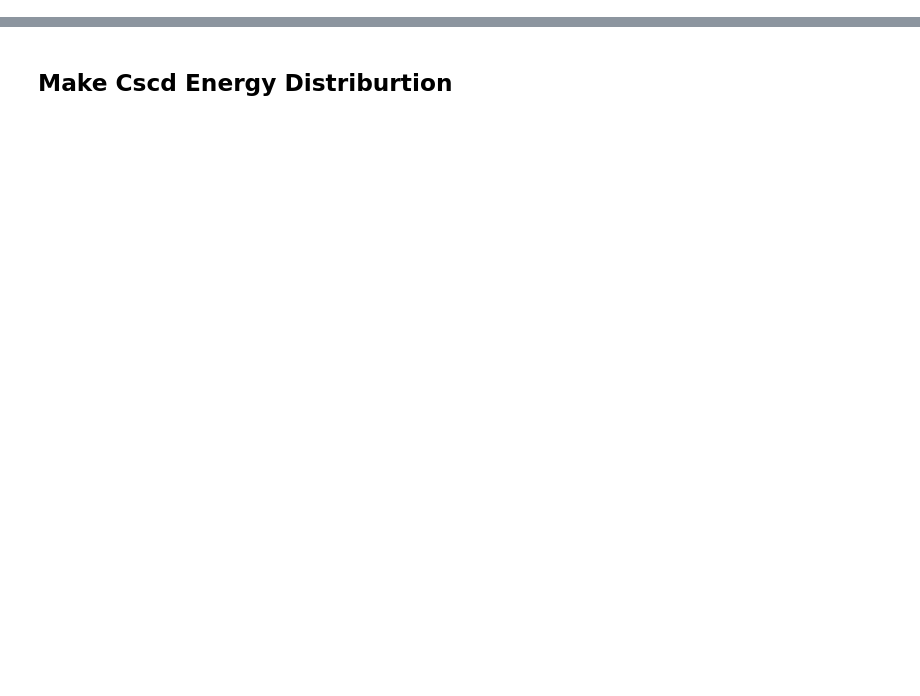
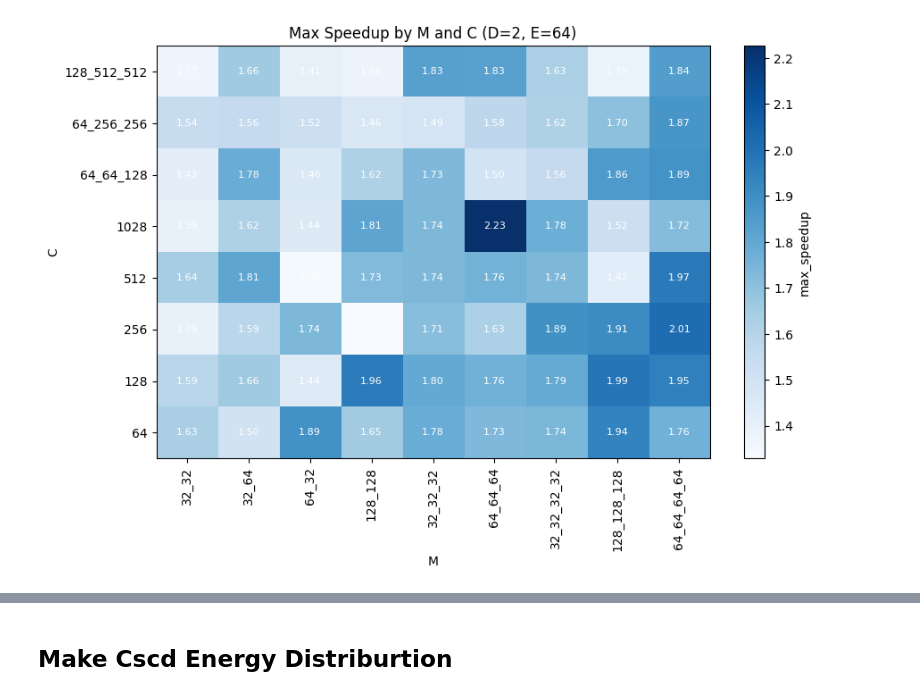
Before and after one commit to nrad/i3rej, a Jupyter notebook: manual_hp.ipynb, the cells around one changed output, grey strips where cells are left out. Cells and saved outputs as stored; diff of their text form; code cells hidden in the pictures; blank space fills up the shorter version.

```diff
--- a/manual_hp.ipynb
+++ b/manual_hp.ipynb
@@ -132,0 +188,76 @@ plt.title(f'{model_tag}')
+# %%
+import re
+import pandas as pd
+
+# Let's use a sequential color palette with higher contrast for visibility of subtle differences.
+
+
+def parse_model_name(string):
+    # Improved regex to support multiple numbers per part (e.g., C128_128, M32_64)
+    pattern = r"D(\d+)_M((?:\d+_?)+)_E((?:\d+_?)+)_C((?:\d+_?)+)"
+    match = re.match(pattern, string)
+    if not match:
+        return []
+    # Split the multi-number groups by "_" and keep as tuples of strings (or map to int as needed)
+    d = match.group(1)
+    m = tuple(match.group(2).split('_'))
+    e = tuple(match.group(3).split('_'))
+    c = tuple(match.group(4).split('_'))
+    return (d, m, e, c)
+
+model_summaries = { parse_model_name(k):np.max(v) for k,v in results.items() }
+df = pd.DataFrame(pd.Series(model_summaries), columns=['max_speedup'])
+df['model'] = df.index
+df['D'] = df.index.map(lambda x: str(x[0]) )
+df['M'] = df.index.map(lambda x: '_'.join(str(y) for y in x[1])  )
+df['E'] = df.index.map(lambda x: '_'.join(str(y) for y in x[2])  )
+df['C'] = df.index.map(lambda x: '_'.join(str(y) for y in x[3])  )
+
+df.reset_index(drop=True, inplace=True)
+df.sort_values(by='max_speedup', ascending=False, inplace=True)
+
+
+import matplotlib.pyplot as plt
+best_model = df.iloc[0]
+
+hyper_layers = ['D', 'M', 'E', 'C']
+best_layers = {'D': best_model.D, 'M': best_model.M, 'E': best_model.E, 'C': best_model.C}
+
+df_selected = df.query(f"D=='{best_layers['D']}' and E=='{best_layers['E']}'")
+# for hyper_layer in hyper_layers:
+
+
+
+plt.figure(figsize=(10,6))
+# Create a pivot table for heatmap data
+def count_connected_components(x):
+    import numpy as np
+    vals = [np.prod([int(y) for y in str(label).split('_')]) for label in x]
+    return vals
+
+
+
+pivot = df_selected.pivot(index='C', columns='M', values='max_speedup')
+pivot = pivot.sort_index(axis=0, key=count_connected_components)  # sort rows (C)
+pivot = pivot.sort_index(axis=1, key=count_connected_components)  # sort columns (M)
+
+# Besides "viridis", some other colormaps with high contrast are "plasma", "inferno", "magma", "cividis" (all perceptually uniform),
+# or for even more dramatic contrast, try "Spectral", "RdYlBu", or "cubehelix".
+# The "Spectral" and "RdYlBu" cmaps are especially good for making differences pop.
+plt.imshow(pivot, aspect='auto', cmap='Blues', origin='lower')
+plt.xlabel('M')
+plt.ylabel('C')
+plt.title('Max Speedup by M and C (D=2, E=64)')
+plt.xticks(ticks=range(len(pivot.columns)), labels=pivot.columns, rotation=90)
+plt.yticks(ticks=range(len(pivot.index)), labels=pivot.index)
+cbar = plt.colorbar()
+cbar.set_label('max_speedup')
+
+# Annotate the heatmap cells with values
+for i, c in enumerate(pivot.index):
+    for j, m in enumerate(pivot.columns):
+        val = pivot.loc[c, m]
+        if not pd.isnull(val):
+            plt.text(j, i, f"{val:.2f}", ha='center', va='center', color='w', fontsize=8)
+# %% [output]
+[figure, added]
```
Also changed, not shown: parts of 48 cells of this notebook, 5 other files.
